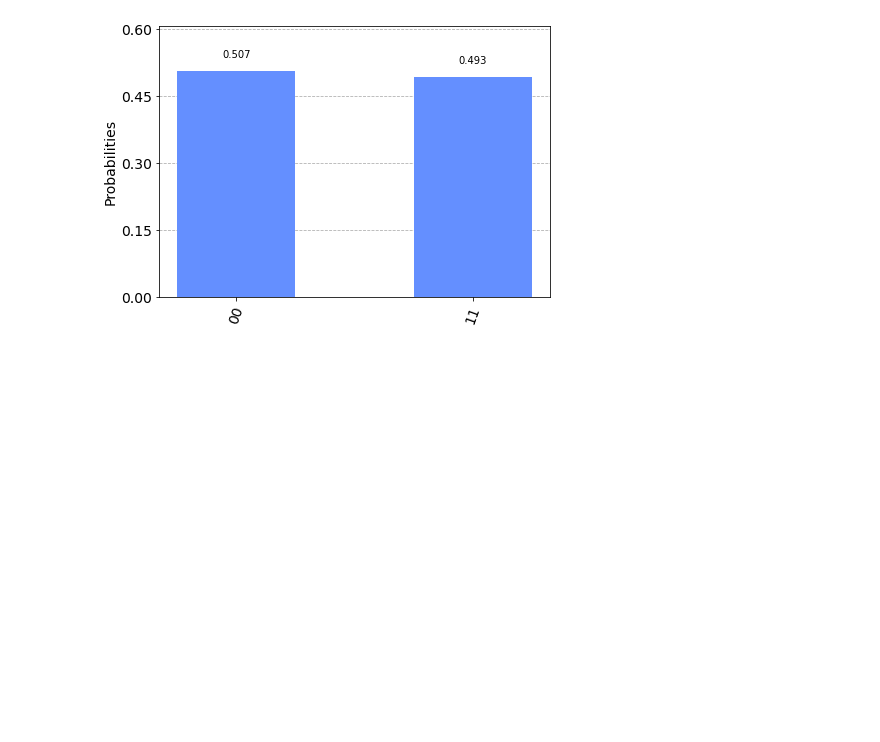
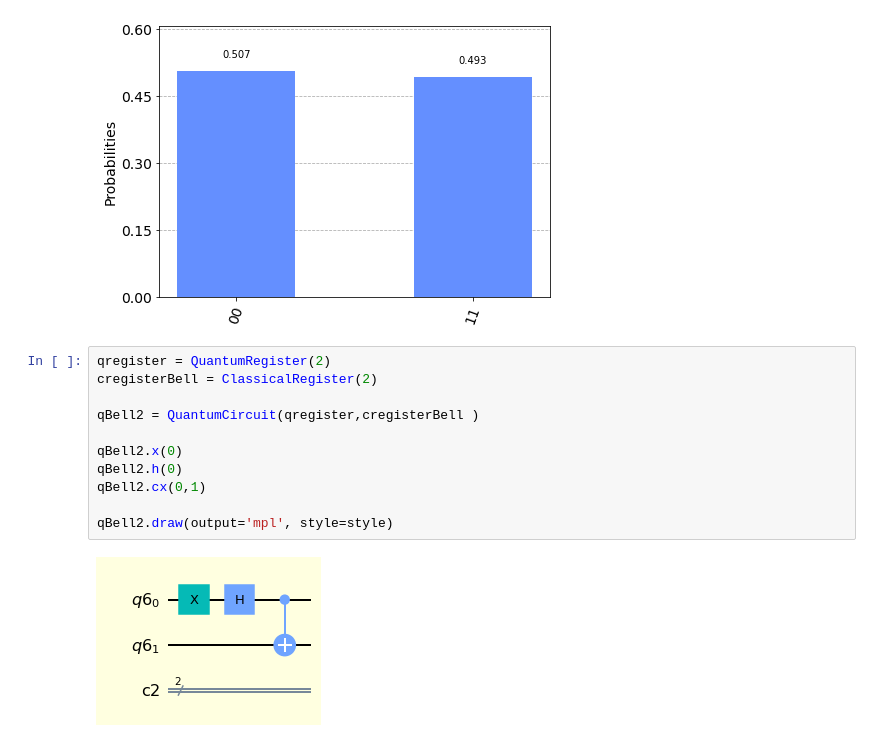
Before and after one commit to QuantumHispano/creando-estados-entrelazados, a Jupyter notebook: Qiskit_estados_entrelazados.ipynb, the cells around one changed output. Cells and saved outputs as stored; diff of their text form; blank space fills up the shorter version.

```diff
--- a/Qiskit_estados_entrelazados.ipynb
+++ b/Qiskit_estados_entrelazados.ipynb
@@ -80,3 +83,16 @@ answer = results.get_counts()
 plot_histogram(answer)
 # %% [output]
 [figure]
+# %%
+qregister = QuantumRegister(2)
+cregisterBell = ClassicalRegister(2)
+
+qBell2 = QuantumCircuit(qregister,cregisterBell )
+
+qBell2.x(0)
+qBell2.h(0)
+qBell2.cx(0,1)
+
+qBell2.draw(output='mpl', style=style)
+# %% [output]
+[figure, added]
```
Also changed, not shown: parts of 9 cells of this notebook.
